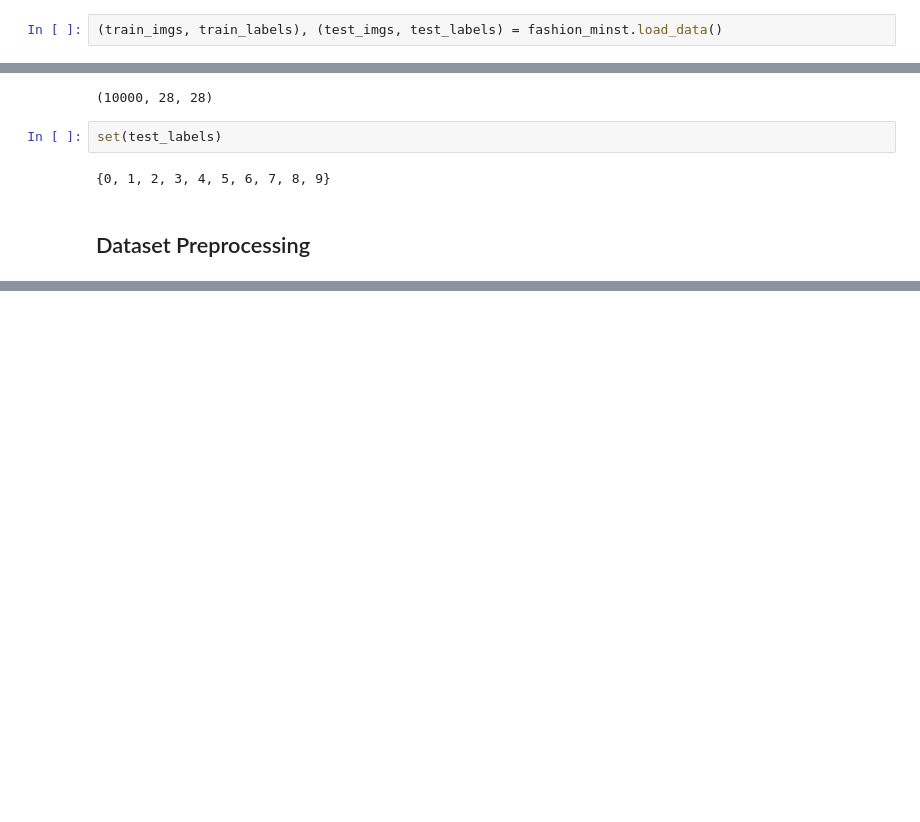
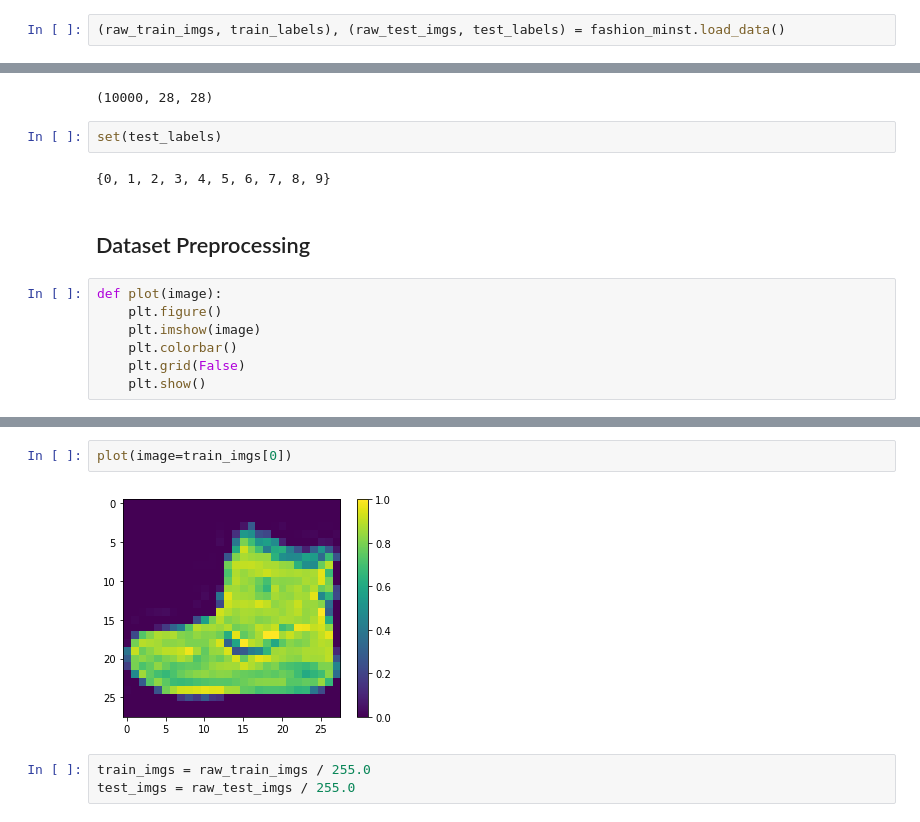
Before and after one commit to iobruno/tensorflow-keras-101, a Jupyter notebook: notebooks/basic-image-classification.ipynb, the cells around one changed output, grey strips where cells are left out. Drawn from its saved outputs; the diff is of its cells as text; blank space fills up the shorter version.

Commit message:
done with the data preparation

```diff
--- a/notebooks/basic-image-classification.ipynb
+++ b/notebooks/basic-image-classification.ipynb
@@ -11,7 +11,7 @@ import tensorflow as tf
 # %%
 fashion_minst = tf.keras.datasets.fashion_mnist
 # %%
-(train_imgs, train_labels), (test_imgs, test_labels) = fashion_minst.load_data()
+(raw_train_imgs, train_labels), (raw_test_imgs, test_labels) = fashion_minst.load_data()
 # %%
 class_names = ["T-shirt/top", "Trouser", "Pullover", "Dress", "Coat",
                "Sandal", "Shirt", "Sneaker", "Bag", "Ankle boot"]
@@ -37,3 +37,10 @@ set(test_labels)
 {0, 1, 2, 3, 4, 5, 6, 7, 8, 9}
 # %% [markdown]
 ## Dataset Preprocessing
+# %%
+def plot(image):
+    plt.figure()
+    plt.imshow(image)
+    plt.colorbar()
+    plt.grid(False)
+    plt.show()
@@ -39,0 +60,7 @@ set(test_labels)
+# %%
+plot(image=train_imgs[0])
+# %% [output]
+[figure, added]
+# %%
+train_imgs = raw_train_imgs / 255.0
+test_imgs = raw_test_imgs / 255.0
```
Also changed, not shown: parts of 5 cells of this notebook.
